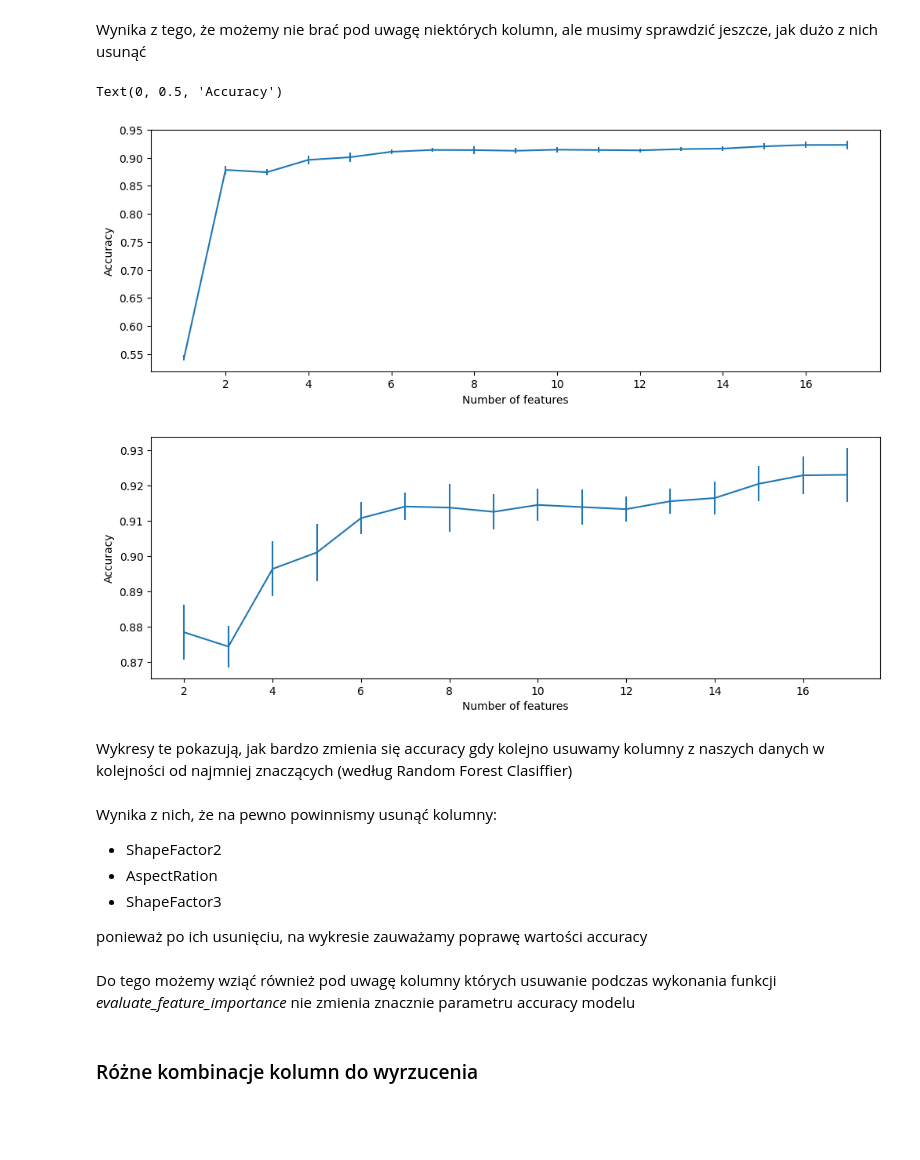
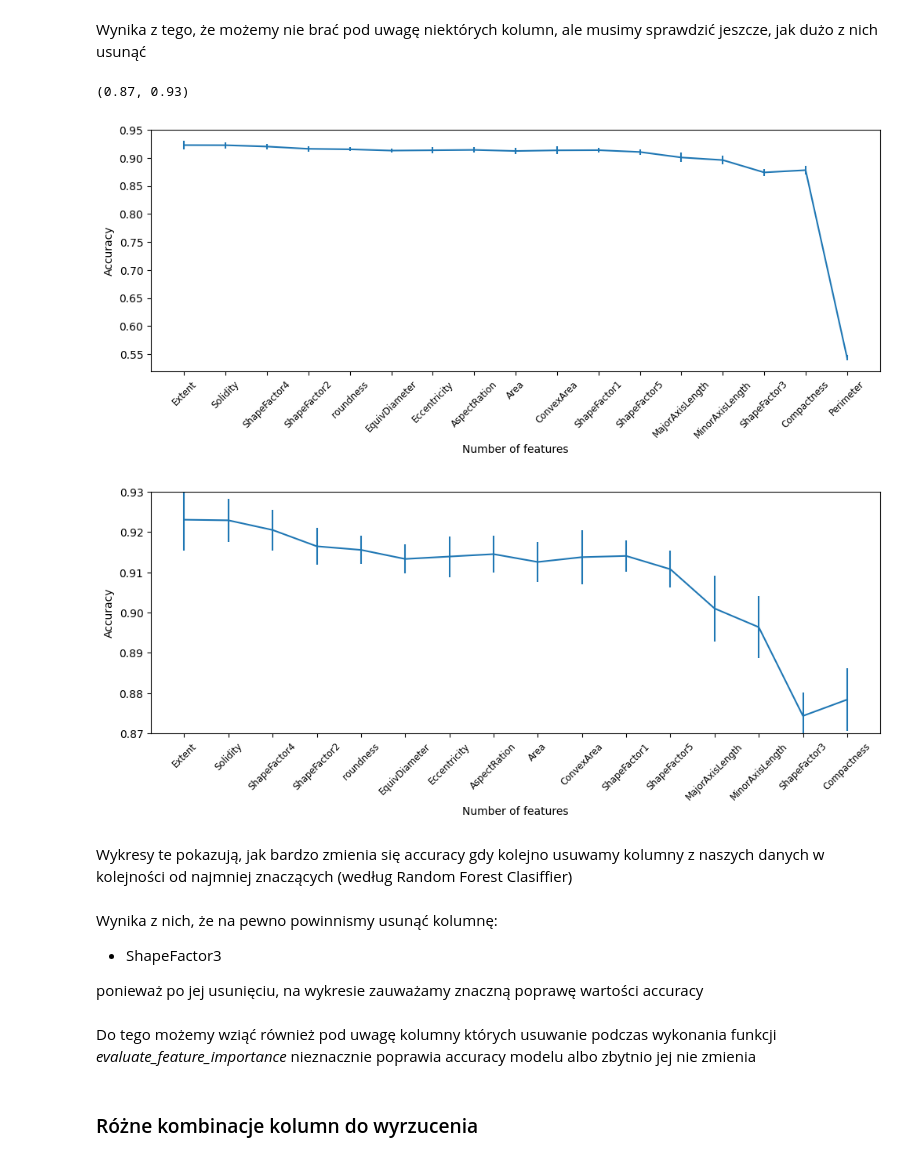
Before and after one commit to tomaszzywicki/Dry-Bean-Classification, a Jupyter notebook: notebooks/data_pereparation2.ipynb, the cells around one changed output. Drawn from its saved outputs; the diff is of its cells as text; code cells hidden in the pictures; blank space fills up the shorter version.

Commit message:
graphic comparison data preprocess

```diff
--- a/notebooks/data_pereparation2.ipynb
+++ b/notebooks/data_pereparation2.ipynb
@@ -128,7 +128,8 @@ def evaluate_feature_importance(X, y, importance_threshold):
         results.append({
             'num_features': len(selected_features),
             'accuracy': scores.mean(),
-            'std': scores.std()
+            'std': scores.std(),
+            'dropped_feature': feature_importances['feature'].iloc[i]
         })
 
     return pd.DataFrame(results)
@@ -136,28 +137,32 @@ def evaluate_feature_importance(X, y, importance_threshold):
 results_with_1 = evaluate_feature_importance(X, y, importance_threshold)
 results_with_2 = evaluate_feature_importance(X, y, importance_threshold-0.0001)
 # %%
-ax1 = results_with_1.plot(x='num_features', y='accuracy', yerr='std', figsize=(12, 4), legend=False)
+ax1 = results_with_1.plot(x='dropped_feature', y='accuracy', yerr='std', figsize=(12, 4), legend=False)
 ax1.set_xlabel('Number of features')
 ax1.set_ylabel('Accuracy')
+ax1.set_xticks(range(len(results_with_1['dropped_feature'])))
+ax1.set_xticklabels(results_with_1['dropped_feature'], rotation=45, fontsize='small')
 
-ax2 = results_with_2.plot(x='num_features', y='accuracy', yerr='std', figsize=(12, 4), legend=False)
+ax2 = results_with_2.plot(x='dropped_feature', y='accuracy', yerr='std', figsize=(12, 4), legend=False)
 ax2.set_xlabel('Number of features')
 ax2.set_ylabel('Accuracy')
+ax2.set_xticks(range(len(results_with_2['dropped_feature'])))
+ax2.set_xticklabels(results_with_2['dropped_feature'], rotation=45, fontsize='small')
+
+plt.ylim(0.87, 0.93)
 # %% [output]
-Text(0, 0.5, 'Accuracy')
+(0.87, 0.93)
-[figure, old version]
+[figure, new version]
-[figure, old version]
+[figure, new version]
 # %% [markdown]
 Wykresy te pokazują, jak bardzo zmienia się accuracy gdy kolejno usuwamy kolumny z naszych danych w kolejności od najmniej znaczących (według Random Forest Clasiffier)
 # %% [markdown]
-Wynika z nich, że na pewno powinnismy usunąć kolumny:
-- ShapeFactor2
-- AspectRation
+Wynika z nich, że na pewno powinnismy usunąć kolumnę:
 - ShapeFactor3
 
-ponieważ po ich usunięciu, na wykresie zauważamy poprawę wartości accuracy
+ponieważ po jej usunięciu, na wykresie zauważamy znaczną poprawę wartości accuracy
 # %% [markdown]
-Do tego możemy wziąć również pod uwagę kolumny których usuwanie podczas wykonania funkcji *evaluate_feature_importance* nie zmienia znacznie parametru accuracy modelu
+Do tego możemy wziąć również pod uwagę kolumny których usuwanie podczas wykonania funkcji *evaluate_feature_importance* nieznacznie poprawia accuracy modelu albo zbytnio jej nie zmienia
 # %% [markdown]
 ### Różne kombinacje kolumn do wyrzucenia
 # %%
```
Also changed, not shown: parts of 8 cells of this notebook.
